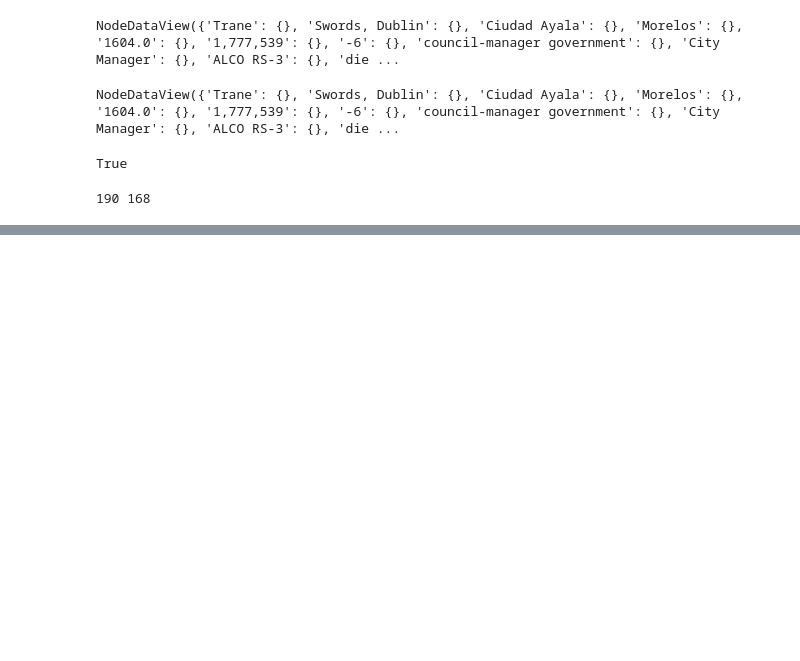
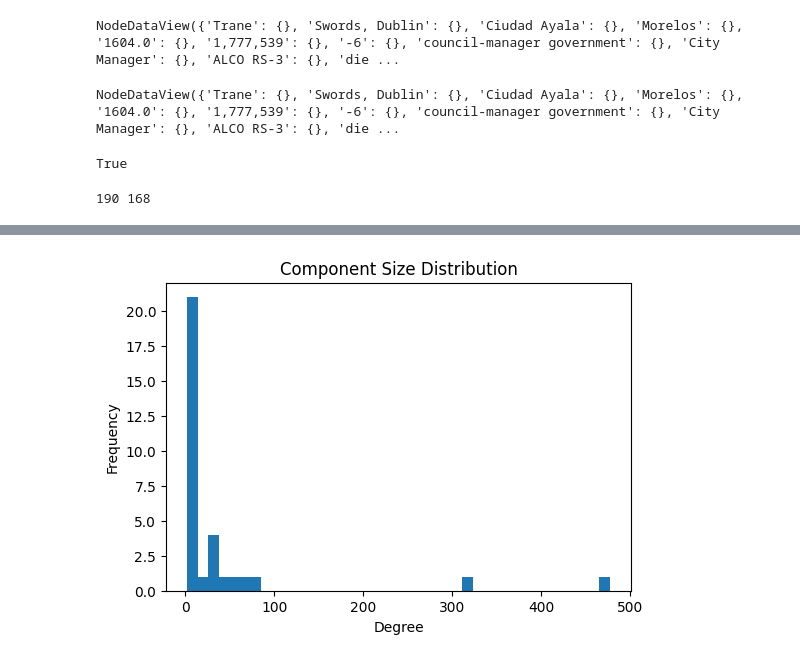
Before and after one commit to shirsho-12/KG_IB, a Jupyter notebook: ib_cleaned.ipynb, the cells around one changed output, grey strips where cells are left out. Saved outputs shown, nothing was run; the diff lists cells and outputs as text; code cells hidden in the pictures; blank space fills up the shorter version.

```diff
--- a/ib_cleaned.ipynb
+++ b/ib_cleaned.ipynb
@@ -322,0 +676,8 @@ print(len(kg.G.nodes()), len(kg.G.edges()))
+# %%
+
+components = list(nx.connected_components(kg.G.to_undirected()))
+component_sizes = [len(c) for c in components]
+
+plot_degree_hist(component_sizes, "Component Size Distribution")
+# %% [output]
+[figure, added]
```
Also changed, not shown: parts of 46 cells of this notebook, 10 other files.
